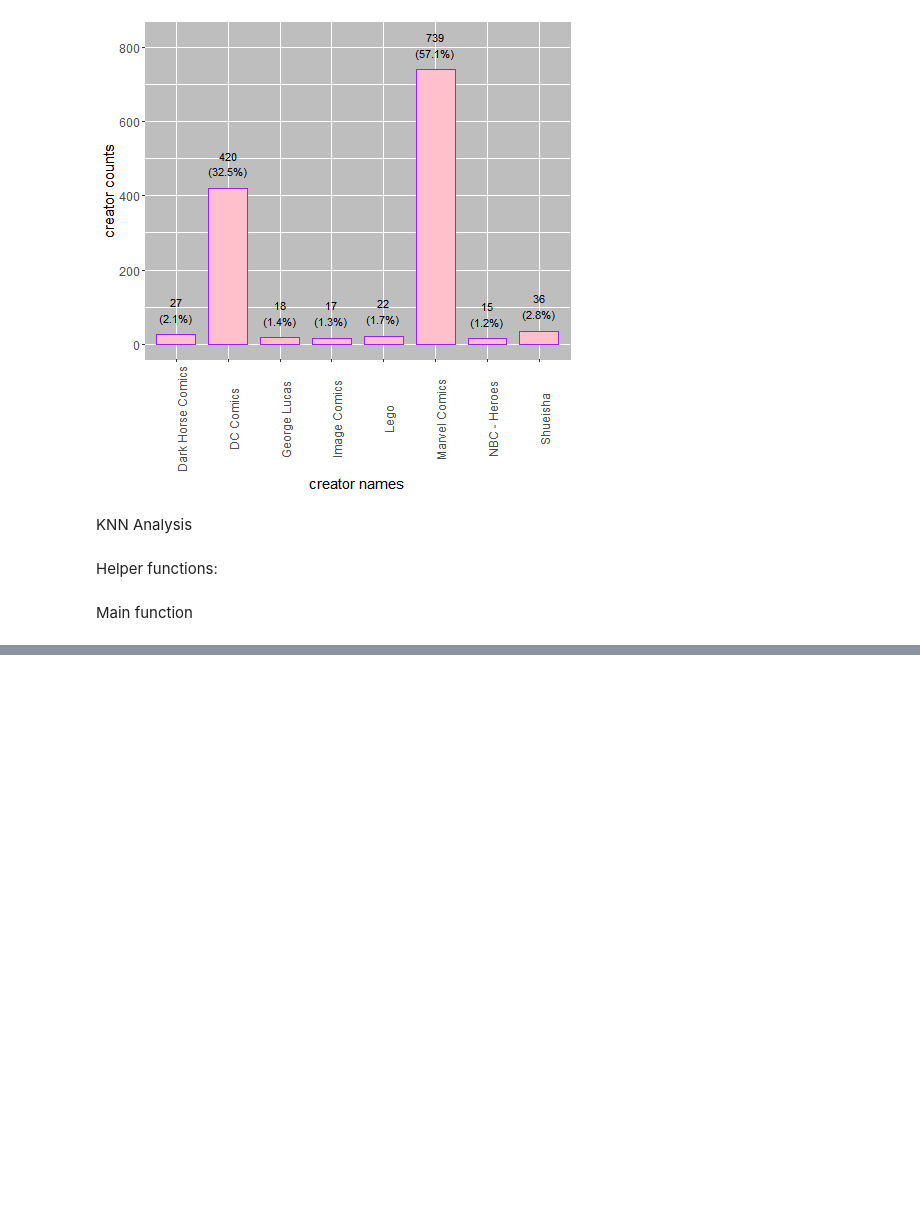
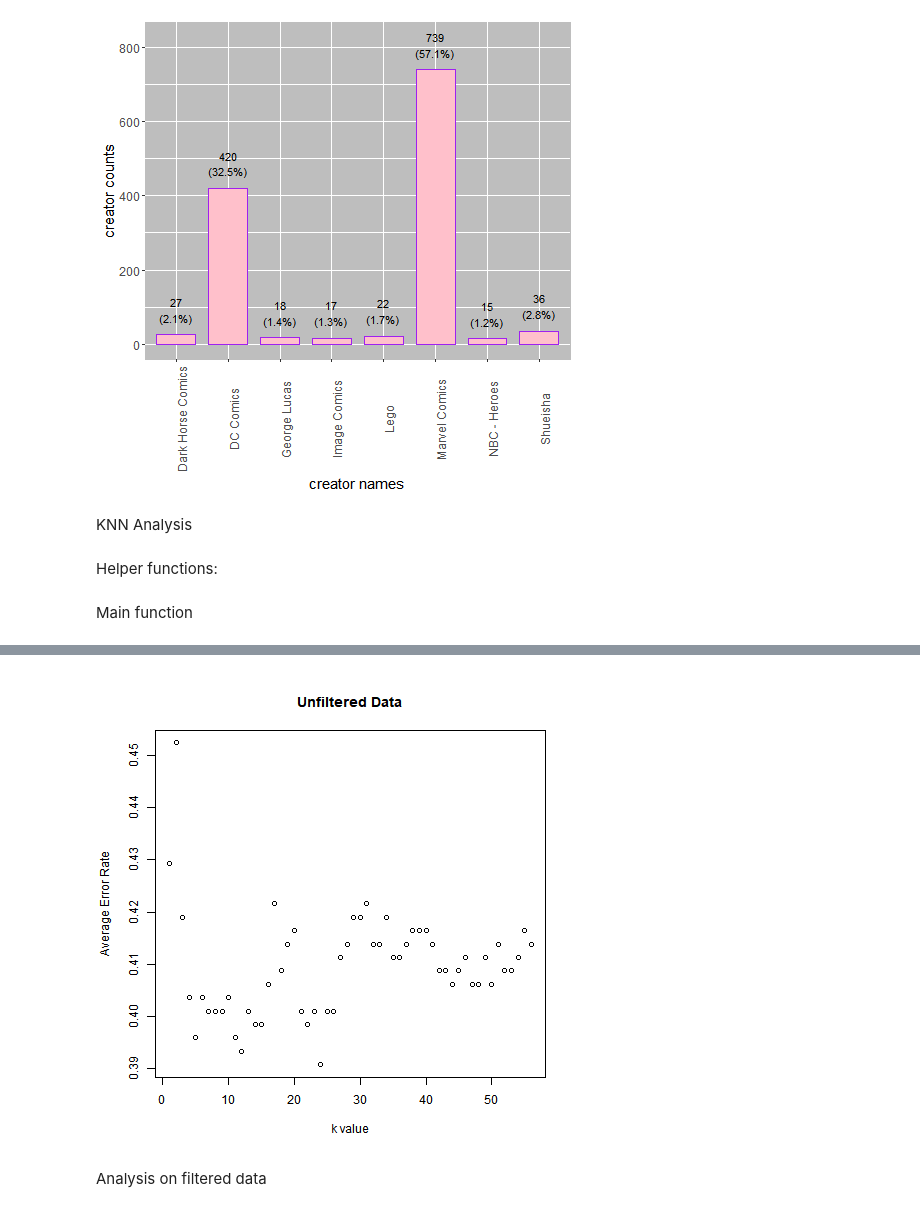
Before and after one commit to mikayla-eckelcifrese/DAT402-Project-1, a Jupyter notebook: K-Nearest Neighbors Analysis.ipynb, the cells around one changed output, grey strips where cells are left out. Cells and saved outputs as stored; diff of their text form; code cells hidden in the pictures; blank space fills up the shorter version.

```diff
--- a/K-Nearest Neighbors Analysis.ipynb
+++ b/K-Nearest Neighbors Analysis.ipynb
@@ -395,0 +422,8 @@ confusionMatrix_bestModel[[1]]
+# %%
+%%R
+
+plot(x = 1:56, y = error_k, main = "Unfiltered Data", xlab = "k value", ylab = "Average Error Rate")
+# %% [output]
+[figure, added]
+# %% [markdown]
+Analysis on filtered data
```
Also changed, not shown: parts of 11 cells of this notebook.
